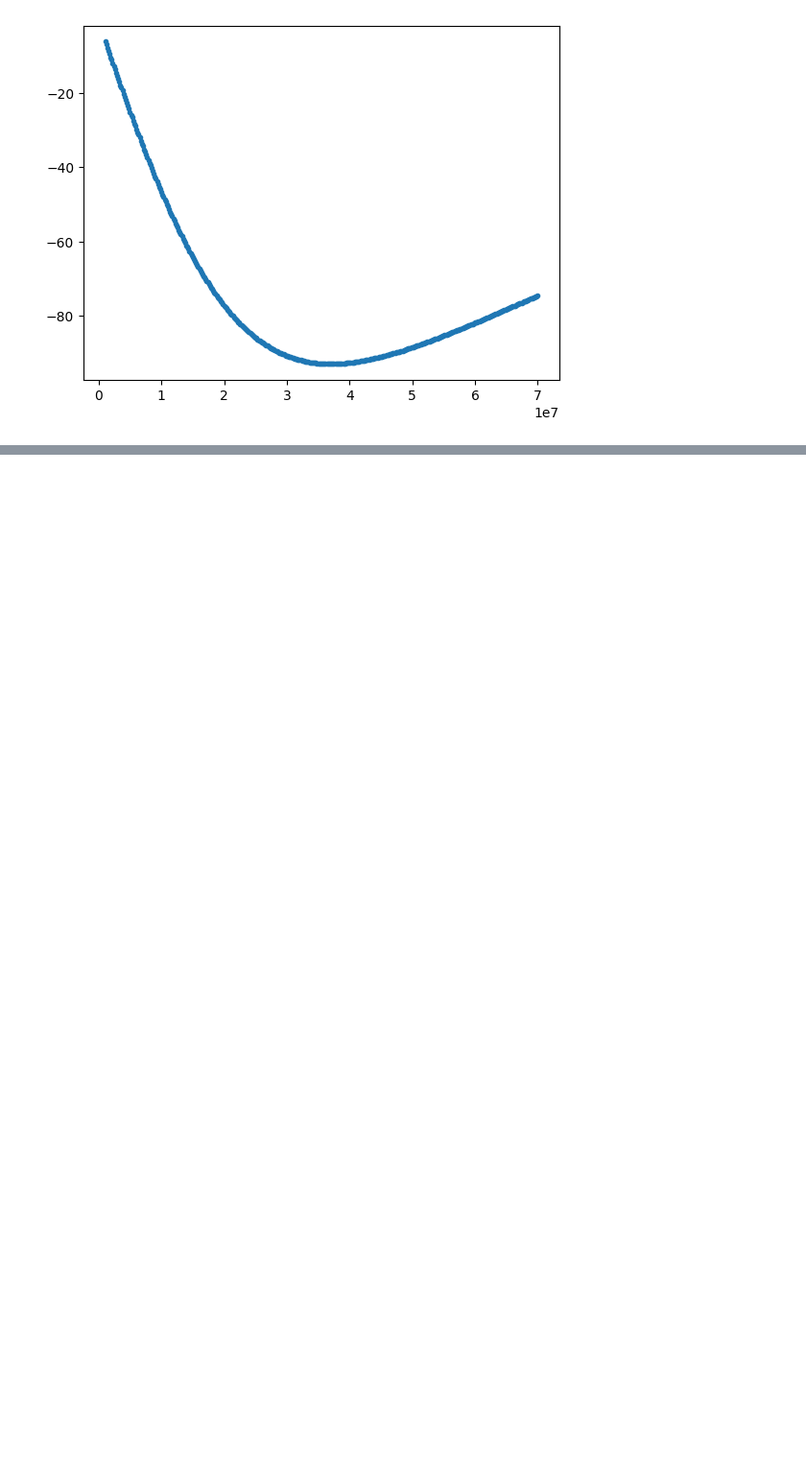
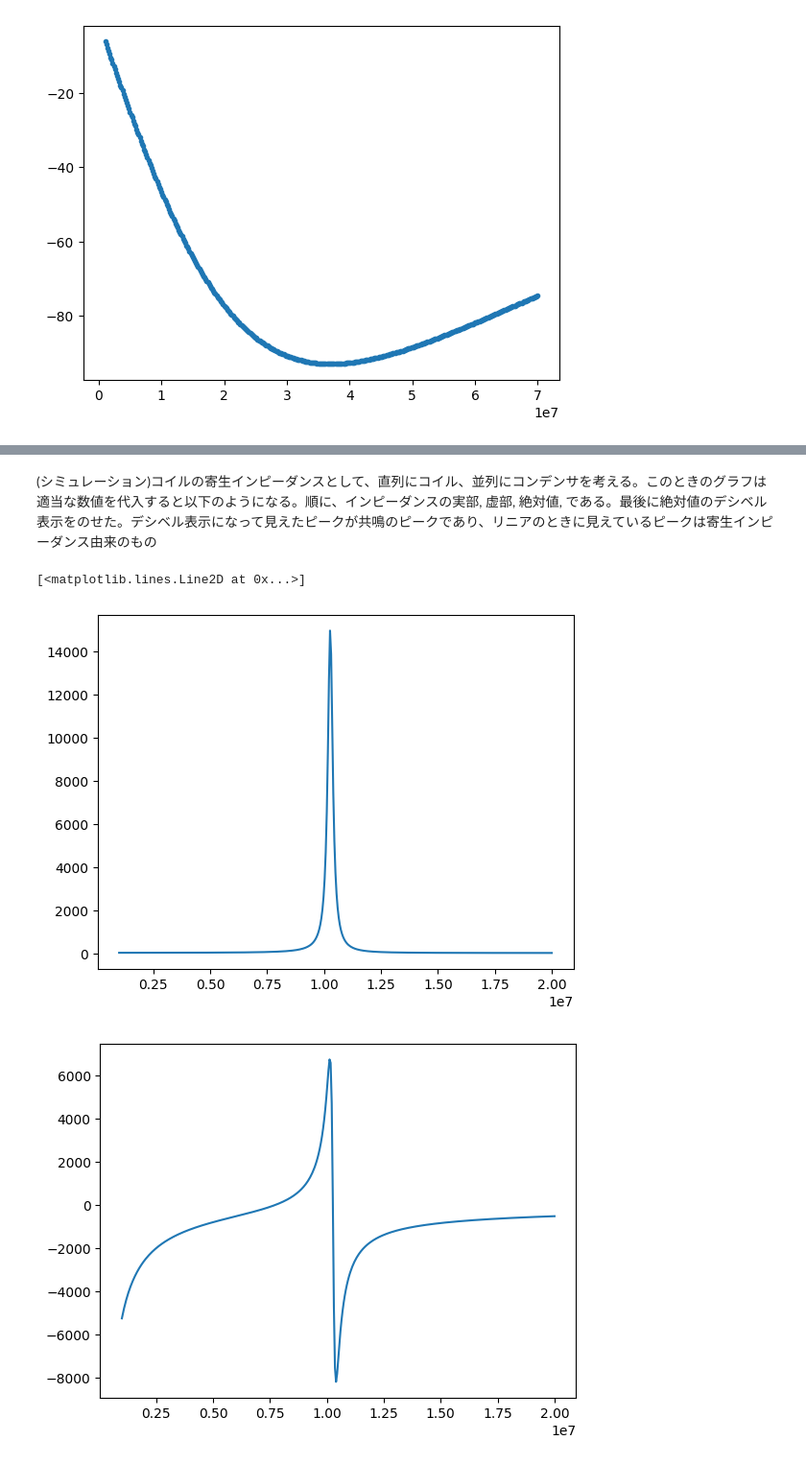
Before and after one commit to tyaxm/cyclotron, a Jupyter notebook: src/coil_properties.ipynb, the cells around one changed output, grey strips where cells are left out. Shown at 96% size. Saved outputs shown, nothing was run; the diff lists cells and outputs as text; code cells hidden in the pictures; blank space fills up the shorter version.

```diff
--- a/src/coil_properties.ipynb
+++ b/src/coil_properties.ipynb
@@ -366,0 +436,17 @@ plt.plot(freq,Z_data_imag)
+# %% [markdown]
+(シミュレーション)コイルの寄生インピーダンスとして、直列にコイル、並列にコンデンサを考える。このときのグラフは適当な数値を代入すると以下のようになる。順に、インピーダンスの実部, 虚部, 絶対値, である。最後に絶対値のデシベル表示をのせた。デシベル表示になって見えたピークが共鳴のピークであり、リニアのときに見えているピークは寄生インピーダンス由来のもの
+# %%
+plt.plot(freq, RLC_ser_with_stray_real(freq, 6 * 10 **(-6), 30 * 10 ** (-12), 20, 40 * 10 ** (-12), 10))
+
+plt.figure()
+plt.plot(freq, RLC_ser_with_stray_imag(freq, 6 * 10 **(-6), 30 * 10 ** (-12), 20, 40 * 10 ** (-12), 10))
+plt.figure()
+plt.plot(freq, RLC_ser_with_stray_abs(freq, 6 * 10 **(-6), 30 * 10 ** (-12), 20, 40 * 10 ** (-12), 10))
+plt.figure()
+z_abs_db_example = 20 * np.log10(RLC_ser_with_stray_abs(freq, 6 * 10 **(-6), 30 * 10 ** (-12), 20, 40 * 10 ** (-12), 10))
+
+plt.plot(freq, z_abs_db_example)
+# %% [output]
+[<matplotlib.lines.Line2D at 0x...>]
+[figure, added]
+[figure, added]
```
Also changed, not shown: parts of 14 cells of this notebook.
